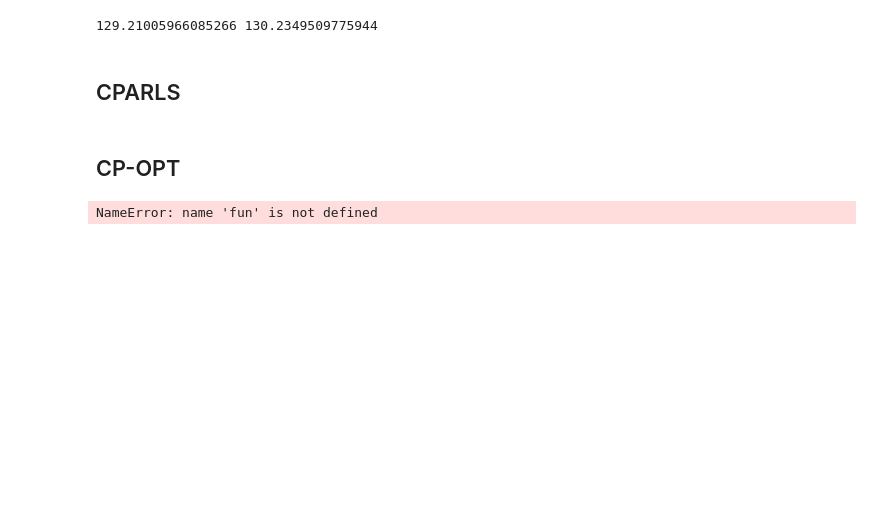
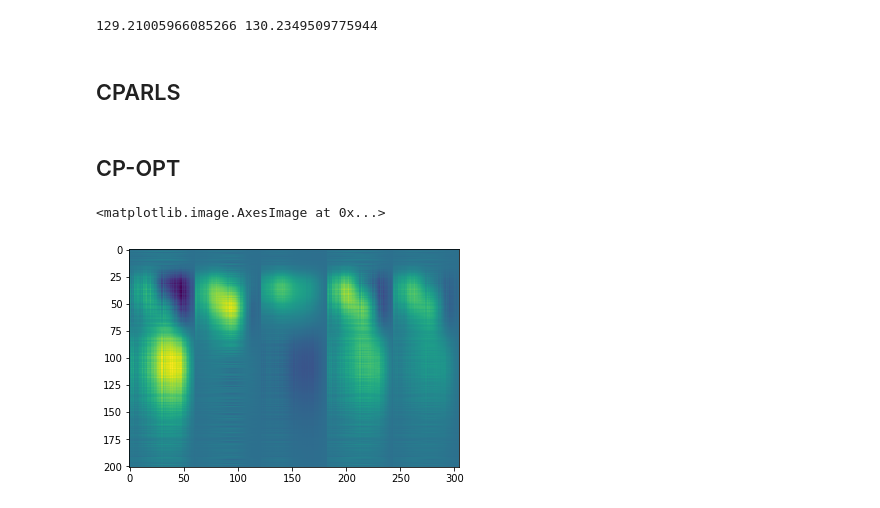
Before and after one commit to jwbuurlage/G2S3, a Jupyter notebook: tensors.ipynb, the cells around one changed output. Drawn from its saved outputs; the diff is of its cells as text; code cells hidden in the pictures; blank space fills up the shorter version.

```diff
--- a/tensors.ipynb
+++ b/tensors.ipynb
@@ -189,13 +187,41 @@ def CPARLS(tensor):
 ## CP-OPT
 # %%
 import scipy.optimize
-# %%
-def loss():
-    pass
-
-def grad():
-    pass
-# %%
-ans = scipy.optimize.minimize(fun, np.rand(), jac)
-# %% [output]
-NameError: name 'fun' is not defined
+# %%
+def CPOPT(tensor, r):
+    d = len(tensor.shape)
+    I = np.sum([*tensor.shape])
+    x = np.random.rand(I * r)
+    sections = np.cumsum(r * np.array([*tensor.shape])[:-1])
+
+    def obj(x, *args):
+        As = np.split(x, sections)
+        for k, A in enumerate(As):
+            As[k] = A.reshape(tensor.shape[k], r)
+        M = model(As, tensor.shape)
+        XMn = tl.norm(tensor - M)
+        return 0.5 * XMn * XMn
+
+    def grad(x, *args):
+        As = np.split(x, sections)
+        Grams = [A.T @ A for A in As]
+        jac = np.zeros(r * d)
+        for k in range(0, d):
+            a = -tl.unfold(tensor, k) @ tl.tenalg.khatri_rao(As, skip_matrix=k)
+            a += As[k] @ np.multiply.reduce(Grams[0:k] + Grams[k+1:])
+            jac[k * r:(k + 1) * r]  = a
+
+        return jac
+
+    y = scipy.optimize.minimize(obj, x, grad, method='L-BFGS-B').x
+
+    As = np.split(y, sections)
+    for k, A in enumerate(As):
+        As[k] = A.reshape(tensor.shape[k], r)
+    return As
+# %%
+factors = CPOPT(X, 3)
+plt.imshow(tl.unfold(model(factors, X.shape), 1))
+# %% [output]
+<matplotlib.image.AxesImage at 0x...>
+[figure, added]
```
Also changed, not shown: parts of 2 cells of this notebook.
